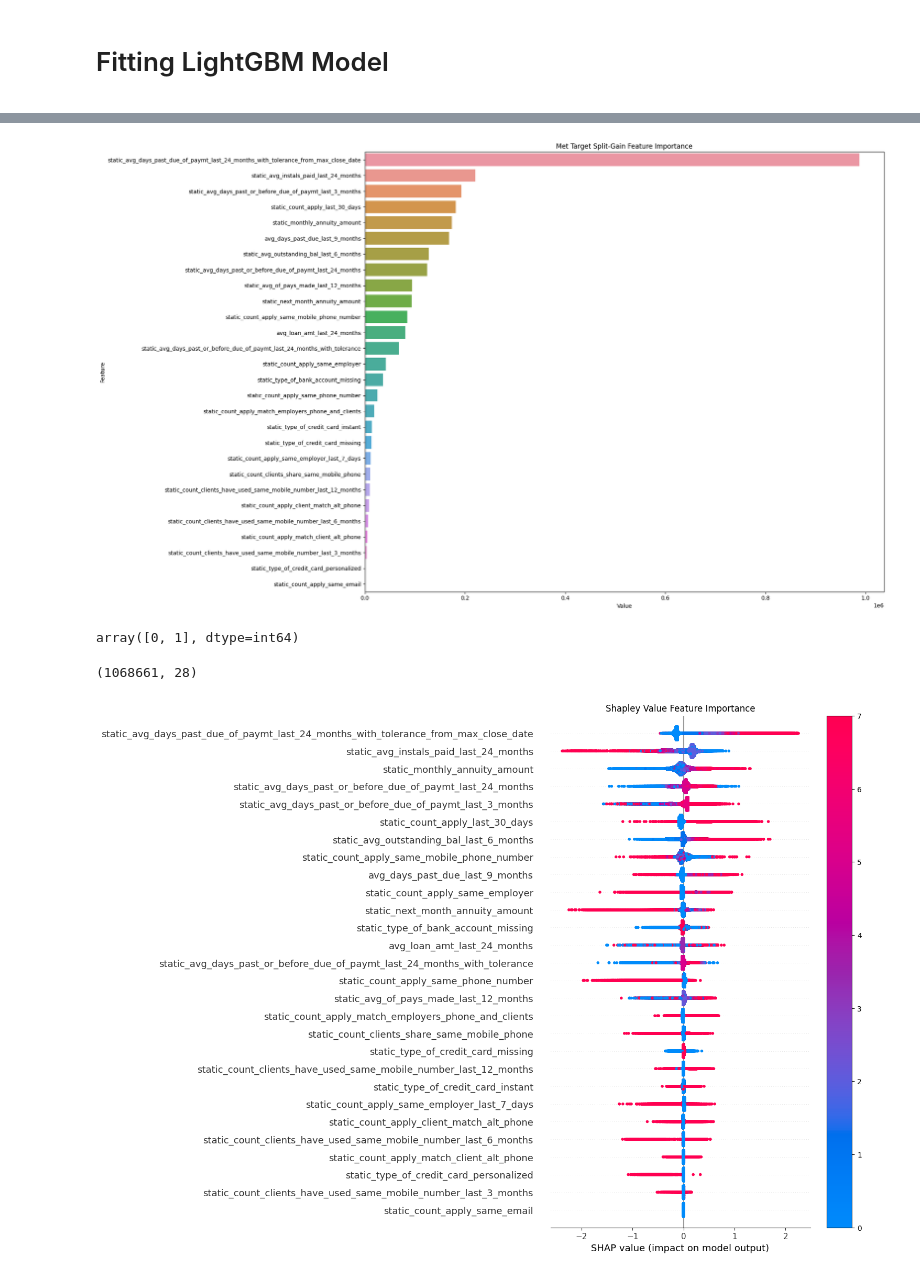
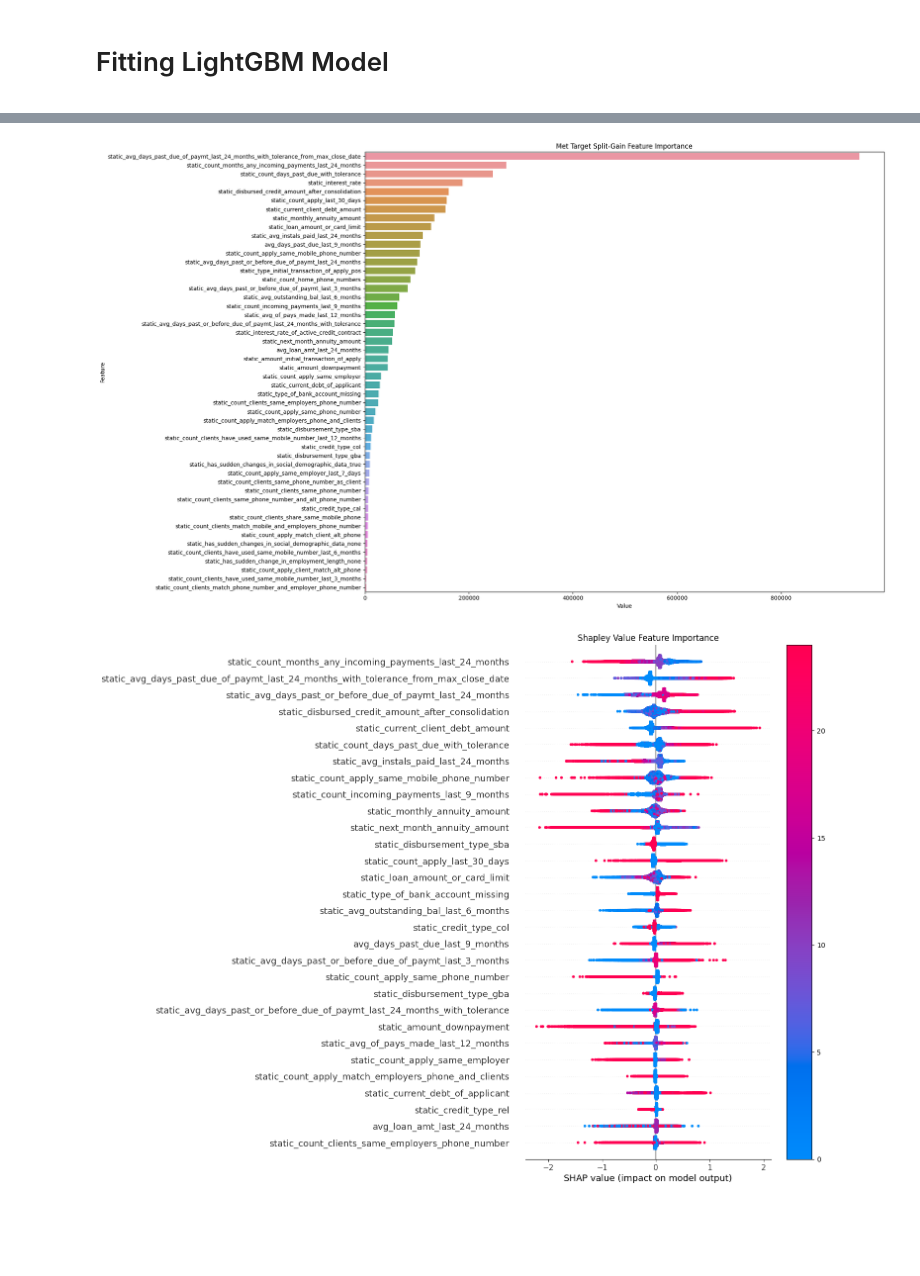
Before and after one commit to nathandxn/analysis_credit_risk_model, a Jupyter notebook: notebooks/analysis_credit_risk_model_stability.ipynb, the cells around one changed output, grey strips where cells are left out. Drawn from its saved outputs; the diff is of its cells as text; code cells hidden in the pictures; blank space fills up the shorter version.

Commit message:
feat: add additional static features

```diff
--- a/notebooks/analysis_credit_risk_model_stability.ipynb
+++ b/notebooks/analysis_credit_risk_model_stability.ipynb
@@ -100,12 +100,26 @@ cont_features = [
     "static_count_comms_indicating_low_income_last_6_months",
     "static_loan_amount_or_card_limit",
     "static_current_client_debt_amount",
+    "static_current_debt_of_applicant",
+    "static_count_days_past_due_with_tolerance",
+    "static_count_deferred_months",
+    "static_disbursed_credit_amount_after_consolidation",
+    "static_amount_downpayment",
+    "static_interest_rate",
+    "static_count_home_phone_numbers",
+    "static_amount_initial_transaction_of_apply",
+    "static_interest_rate_of_active_credit_contract",
+    "static_interest_rate_during_grace_period",
 ]
 
 cat_features = [
     "static_type_of_bank_account",
     "static_type_of_credit_card",
     "static_credit_type",
+    "static_disbursement_type",
+    "static_has_sudden_changes_in_social_demographic_data",
+    "static_has_sudden_change_in_employment_length",
+    "static_type_initial_transaction_of_apply",
 ]
 # %% [markdown]
 # Importing Data and Pre-Processing
@@ -167,7 +181,7 @@ for col in cat_features:
 
     modeling_case_default_prediction_df[col] = (
         modeling_case_default_prediction_df.apply(
-            lambda x: snake_case(x[col]), axis=1
+            lambda x: snake_case(str(x[col])), axis=1
         )
     )
 
@@ -268,7 +280,7 @@ is_default_classifier = lgb.LGBMClassifier(
     seed=123,
     objective="binary",
     is_unbalance=True,
-    n_estimators=300,
+    n_estimators=350,
     num_leaves=100,
     max_depth=6,
     learning_rate=0.10,
@@ -303,39 +315,32 @@ plot_feature_importance(
     title="Met Target Split-Gain Feature Importance",
 )
 # %% [output]
-[figure, old version]
+[figure, new version]
 # %%
 # computing shapley values
 
 explainer_is_default = shap.TreeExplainer(is_default_classifier)
 shap_values_is_default = explainer_is_default.shap_values(transformed_df)
-# %%
-is_default_classifier.classes_
-# %% [output]
-array([0, 1], dtype=int64)
-# %%
-shap_values_is_default.shape
-# %% [output]
-(1068661, 28)
 # %%
 # The Shapley value is the average expected marginal contribution of one feature value after all possible combinations have
 # been considered. Shapley feature importance is calculated by taking the average absolute Shapley values per feature across
 # the data
 
 # this shapley chart is going to reverse the order because it takes the order of the classes in the .classes_ array (0 will be first)
 
 plt.title("Shapley Value Feature Importance")
 shap.summary_plot(
     shap_values_is_default,
     transformed_df,
-    max_display = 30,
-    title = "Shapley Feature Importance",
-    show=False, color_bar=False,
-    )
+    max_display=30,
+    title="Shapley Feature Importance",
+    show=False,
+    color_bar=False,
+)
 plt.colorbar()
 plt.show()
 # %% [output]
-[figure, old version]
+[figure, new version]
 # %%
 # Logistic Regression produces well calibrated probabilities
 
```
Also changed, not shown: parts of 8 cells of this notebook.
